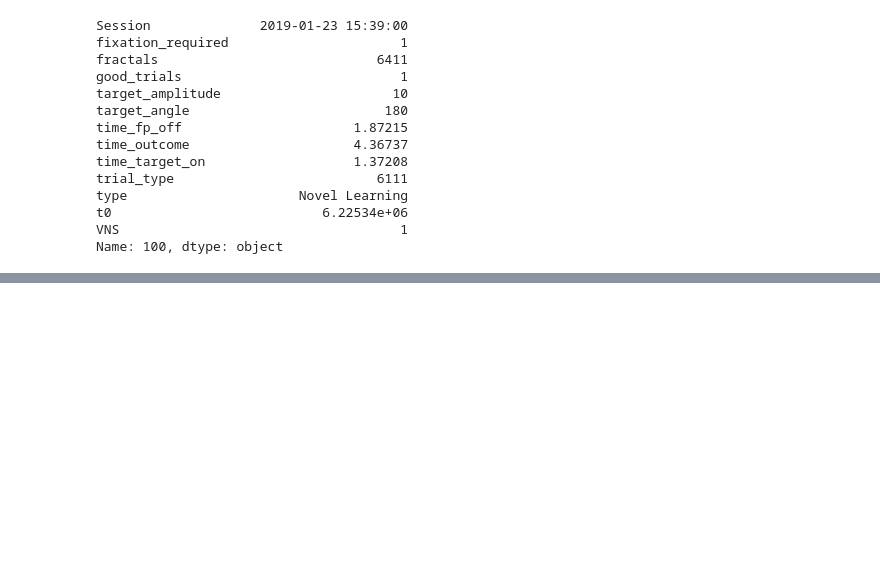
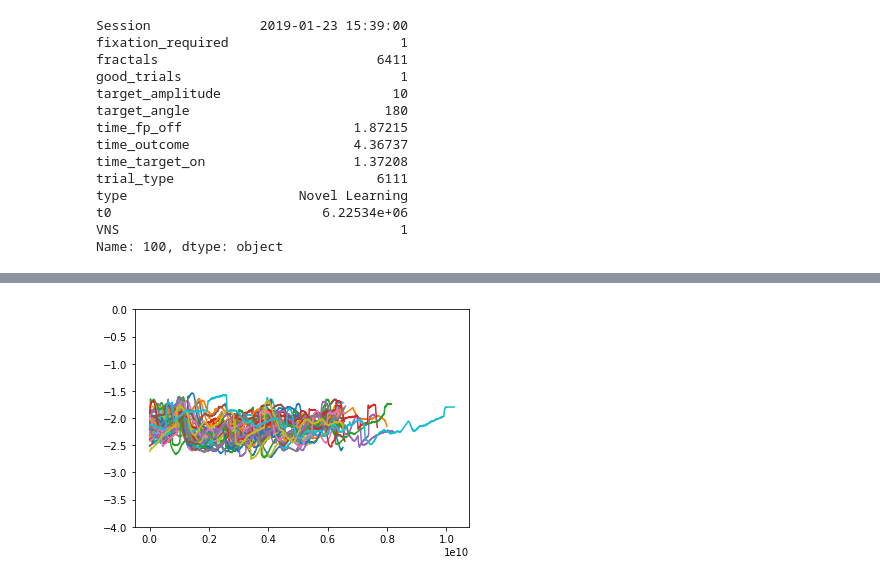
Before and after one commit to schlich/vns, a Jupyter notebook: data_exploration.ipynb, the cells around one changed output, grey strips where cells are left out. Saved outputs shown, nothing was run; the diff lists cells and outputs as text; code cells hidden in the pictures; blank space fills up the shorter version.

```diff
--- a/data_exploration.ipynb
+++ b/data_exploration.ipynb
@@ -216,3 +234,6 @@ vns_off_eye
 |  | 00:00:06.556000 | 2019-02-01 16:08:00 | 37.784831 | 34.961751 | -1.729635 |
 |  | 00:00:06.563000 | 2019-02-01 16:08:00 | 37.827148 | 35.043945 | -1.714172 |
 16119487 rows × 4 columns
+# %%
+vns_off_eye = vns_off_eye.reset_index(level = 'Trial')
+vns_off_eye
@@ -333,0 +369,21 @@ pupils.plot()
+# %%
+# NaN out ~100 ms before and after the blink in the no vns sessions
+for date in no_vns:
+    print(date)
+    for t in range(0,len(vns_off_eye[vns_off_eye['Session'] == date].Trial.unique())):
+        session = vns_off_eye.loc[(vns_off_eye['Session'] == date) & (vns_off_eye['Trial'] == t),'Pupils']
+        #print(session.index.get_loc('00:00:06.085000', method = 'nearest'))
+        nan_idx = (np.where(session.isna()))
+        if (nan_idx[0].size > 0):
+            for item in range(0,nan_idx[0].size):
+                start_idx = (nan_idx[0][item] - 32)
+                end_idx = (nan_idx[0][item]+32)
+
+                if (start_idx < 0):
+                    start_idx = 0
+                if (end_idx > len(session)):
+                    end_idx = len(session)
+
+                for x in range(start_idx,end_idx):
+                    session[x] = np.NaN
+        vns_off_eye.loc[(vns_off_eye['Session'] == date) & (vns_off_eye['Trial'] == t),'Pupils'] = session
@@ -333,0 +410,7 @@ pupils.plot()
+# %%
+for x in range(0,50):
+    session = vns_on_eye.loc[(vns_on_eye['Session'] == '2019-01-29 16:02:00') & (vns_on_eye['Trial'] == x),'Pupils'].interpolate()
+    plt.plot(session)
+    plt.ylim(-4,0)
+# %% [output]
+[figure, added]
```
Also changed, not shown: parts of 18 cells of this notebook.
